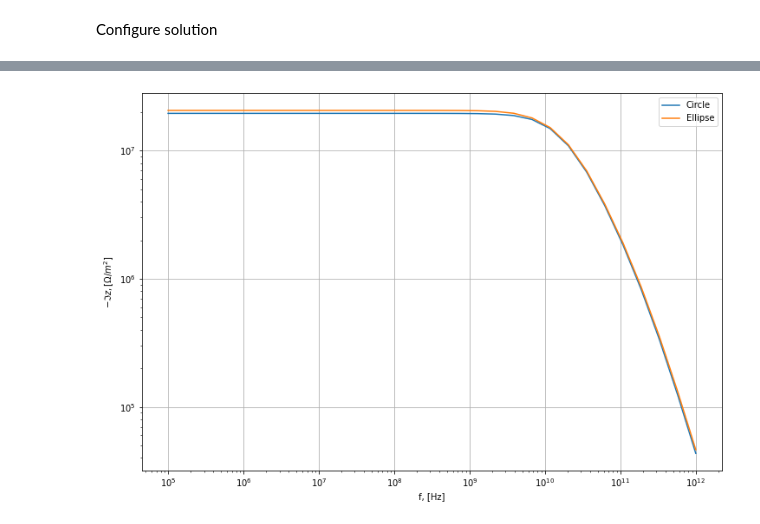
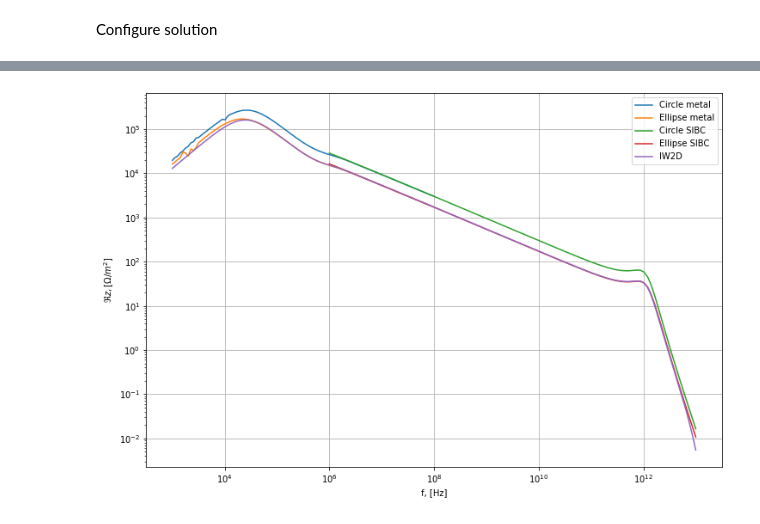
Before and after one commit to CREMLIN-PLUS-WP4-TASK3/BeamImpedance2DX, a Jupyter notebook: examples/07_circle_and_ellipse/circle_and_ellipse.ipynb, the cells around one changed output, grey strips where cells are left out. Drawn from its saved outputs; the diff is of its cells as text; code cells hidden in the pictures.

```diff
--- a/examples/07_circle_and_ellipse/circle_and_ellipse.ipynb
+++ b/examples/07_circle_and_ellipse/circle_and_ellipse.ipynb
@@ -112,6 +126,6 @@ pylab.show()
 # %%
 %%time
 
-circle_data_dipole_pec_0 = circle_solution.get_z(np.logspace(5, 12, num=30), beta=0.5, rotation=0, source_function=bi2d.SourceFunction.DIPOLE)
-ellipse_data_dipole_pec_0 = ellipse_solution.get_z(np.logspace(5, 12, num=30), beta=0.5, rotation=0, source_function=bi2d.SourceFunction.DIPOLE)
+circle_metal_solution_dipole_0 = circle_metal_solution.get_z(np.logspace(3, 8, num=100), beta=0.999999, source_function=bi2d.SourceFunction.DIPOLE)
+ellipse_metal_solution_dipole_0 = ellipse_metal_solution.get_z(np.logspace(3, 8, num=100), beta=0.999999, source_function=bi2d.SourceFunction.DIPOLE)
 # %% [output]
@@ -119,0 +134,5 @@ Wall time: 4min 31s
+# %%
+%%time
+
+circle_sibc_solution_dipole_0 = circle_sibc_solution.get_z(np.logspace(6, 13, num=100), beta=0.999999, source_function=bi2d.SourceFunction.DIPOLE, sibc=[wall])
+ellipse_sibc_solution_dipole_0 = ellipse_sibc_solution.get_z(np.logspace(6, 13, num=100), beta=0.999999, source_function=bi2d.SourceFunction.DIPOLE, sibc=[wall])
@@ -120,12 +142,22 @@ Wall time: 4min 31s
+# %%
+iw2d_dipole = np.genfromtxt("ZxdipWthin_pipe_2layers10.00mm_0_999999beta.dat", skip_header=1)
+# %%
+formfactor = np.genfromtxt("formfactor.csv", skip_header=1, delimiter=",")
+ellipse_ratio = (ellipse_x - ellipse_y) / ((ellipse_x + ellipse_y))
+ellipse_formfactor_x = np.interp([ellipse_ratio], formfactor[:,0], formfactor[:,2])[0]
+ellipse_formfactor_y = np.interp([ellipse_ratio], formfactor[:,0], formfactor[:,1])[0]
 # %%
-pylab.plot(circle_data_dipole_pec_0[:,0], -circle_data_dipole_pec_0[:,2])
-pylab.plot(ellipse_data_dipole_pec_0[:,0], -ellipse_data_dipole_pec_0[:,2])
+pylab.plot(circle_metal_solution_dipole_0[:,0], circle_metal_solution_dipole_0[:,1])
+pylab.plot(ellipse_metal_solution_dipole_0[:,0], ellipse_metal_solution_dipole_0[:,1])
+pylab.plot(circle_sibc_solution_dipole_0[:,0], circle_sibc_solution_dipole_0[:,1])
+pylab.plot(ellipse_sibc_solution_dipole_0[:,0], ellipse_sibc_solution_dipole_0[:,1])
+pylab.plot(iw2d_dipole[:,0], ellipse_formfactor_x * np.abs(iw2d_dipole[:,1]))
 pylab.yscale("log")
 pylab.xscale("log")
 pylab.xlabel("f, [Hz]")
-pylab.ylabel(r"$-\Im{z}, [\Omega/m^2]$")
+pylab.ylabel(r"$\Re{z}, [\Omega/m^2]$")
 pylab.grid()
-pylab.legend([r"Circle", r"Ellipse"])
+pylab.legend(["Circle metal", "Ellipse metal", "Circle SIBC", "Ellipse SIBC", "IW2D"])
 pylab.show()
 # %% [output]
-[figure, old version]
+[figure, new version]
```
Also changed, not shown: parts of 38 cells of this notebook, 5 other files.
